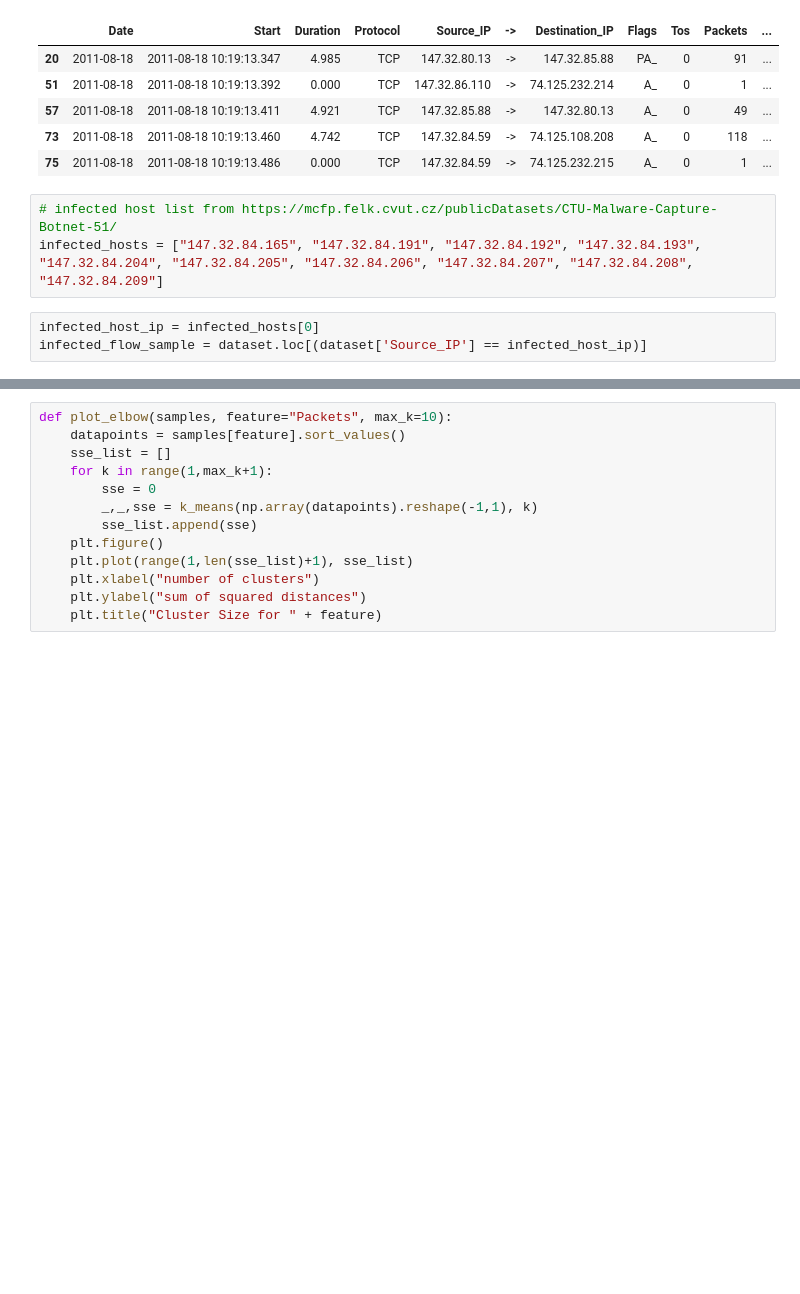
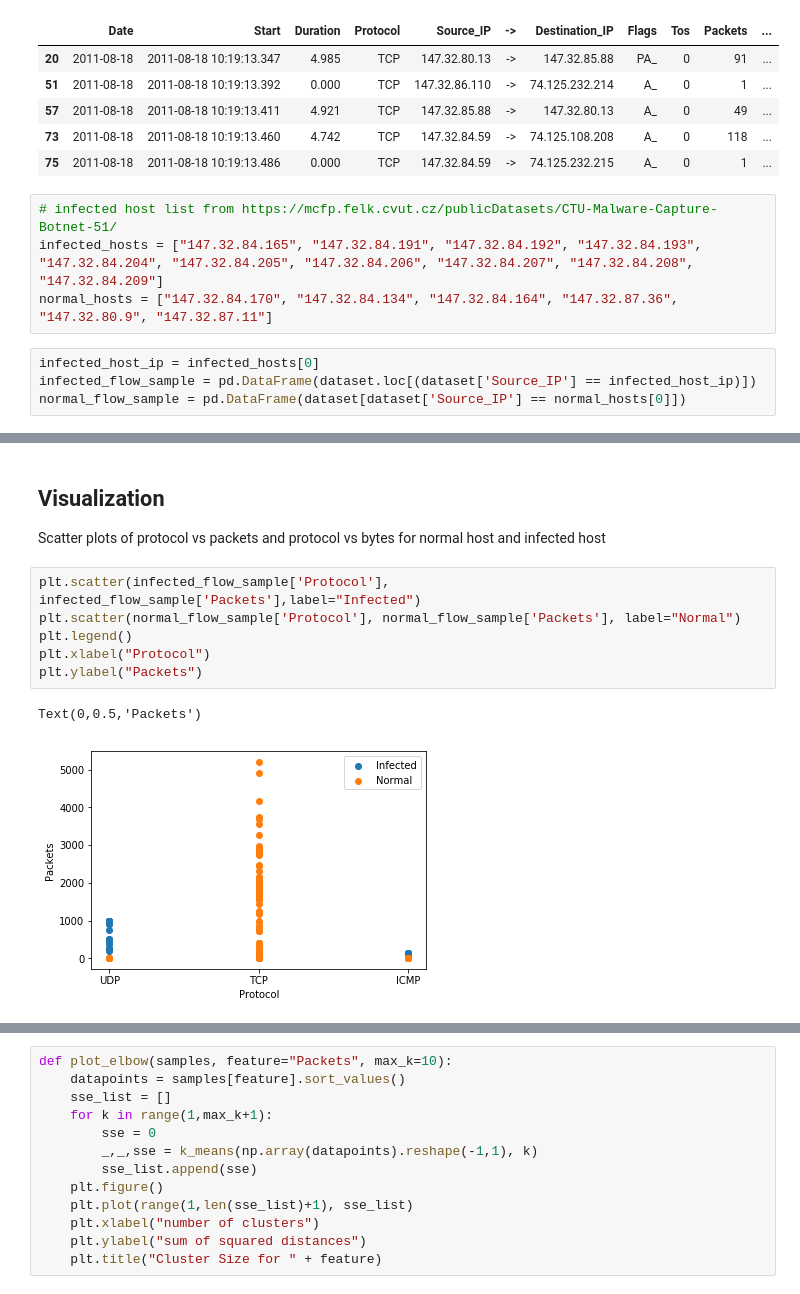
Before and after one commit to enreina/cs4035-lab, a Jupyter notebook: lab3/flow_discretization_task.ipynb, the cells around one changed output, grey strips where cells are left out. Cells and saved outputs as stored; diff of their text form; blank space fills up the shorter version.

```diff
--- a/lab3/flow_discretization_task.ipynb
+++ b/lab3/flow_discretization_task.ipynb
@@ -62,9 +62,11 @@ dataset.head()
 # %%
 # infected host list from https://mcfp.felk.cvut.cz/publicDatasets/CTU-Malware-Capture-Botnet-51/
 infected_hosts = ["147.32.84.165", "147.32.84.191", "147.32.84.192", "147.32.84.193", "147.32.84.204", "147.32.84.205", "147.32.84.206", "147.32.84.207", "147.32.84.208", "147.32.84.209"]
+normal_hosts = ["147.32.84.170", "147.32.84.134", "147.32.84.164", "147.32.87.36", "147.32.80.9", "147.32.87.11"]
 # %%
 infected_host_ip = infected_hosts[0]
-infected_flow_sample = dataset.loc[(dataset['Source_IP'] == infected_host_ip)]
+infected_flow_sample = pd.DataFrame(dataset.loc[(dataset['Source_IP'] == infected_host_ip)])
+normal_flow_sample = pd.DataFrame(dataset[dataset['Source_IP'] == normal_hosts[0]])
 # %%
 infected_flow_sample.head()
 # %% [output]
@@ -88,0 +88,12 @@ Name: Duration, dtype: float64
+# %% [markdown]
+## Visualization
+Scatter plots of protocol vs packets and protocol vs bytes for normal host and infected host
+# %%
+plt.scatter(infected_flow_sample['Protocol'], infected_flow_sample['Packets'],label="Infected")
+plt.scatter(normal_flow_sample['Protocol'], normal_flow_sample['Packets'], label="Normal")
+plt.legend()
+plt.xlabel("Protocol")
+plt.ylabel("Packets")
+# %% [output]
+Text(0,0.5,'Packets')
+[figure, added]
```
Also changed, not shown: parts of 18 cells of this notebook, 2 other files.
